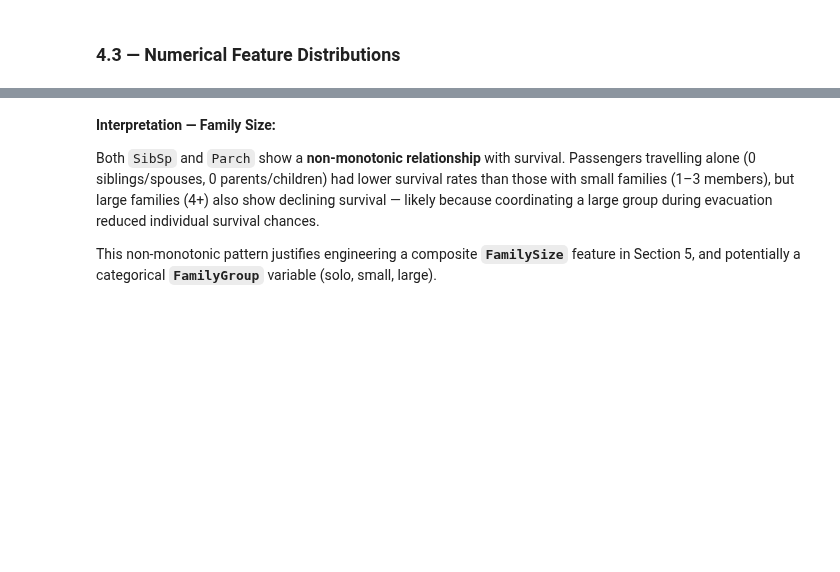
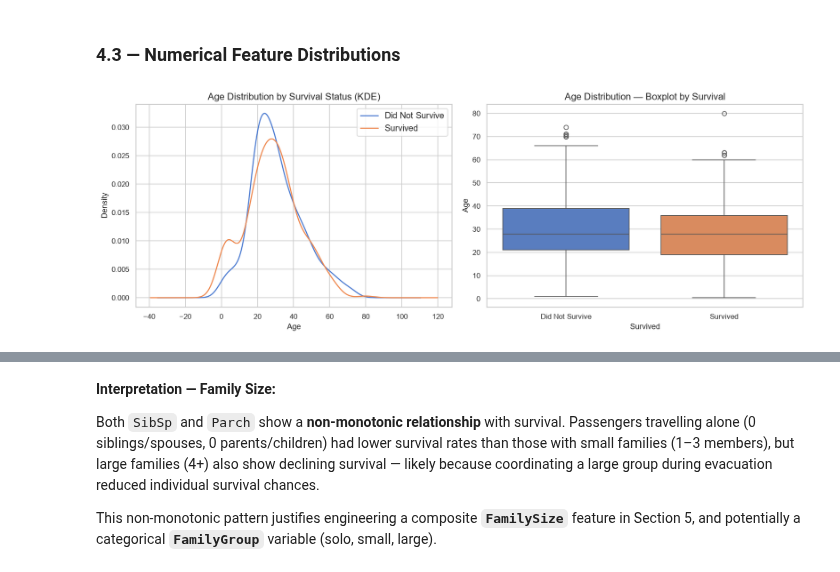
Before and after one commit to FranklinNwankwo/Implementing_Machine_learning_Algorithms_from_First_Principles, a Jupyter notebook: 1. Supervised_Learning/4. random_forest_titanic_survival/notebook/random_forest.ipynb, the cells around one changed output, grey strips where cells are left out. Drawn from its saved outputs; the diff is of its cells as text; code cells hidden in the pictures; blank space fills up the shorter version.

```diff
--- a/1. Supervised_Learning/4. random_forest_titanic_survival/notebook/random_forest.ipynb
+++ b/1. Supervised_Learning/4. random_forest_titanic_survival/notebook/random_forest.ipynb
@@ -365,25 +439,27 @@ This non-linear, multiplicative interaction structure is precisely the kind of s
 # %%
 # Age distribution by survival status
 fig, axes = plt.subplots(1, 2, figsize=(14, 5))
 
 # KDE + histogram of Age by Survived
 for label, group in df.groupby('Survived'):
     group['Age'].dropna().plot.kde(ax=axes[0],
                                    label='Survived' if label == 1 else 'Did Not Survive')
 
 axes[0].set_title('Age Distribution by Survival Status (KDE)')
 axes[0].set_xlabel('Age')
 axes[0].set_ylabel('Density')
 axes[0].legend()
 
 # Boxplot of Age by Survived
-sns.boxplot(x='Survived', y='Age', data=df, palette='muted', ax=axes[1])
+sns.boxplotlot(x='Survived', y='Age', data=df, palette='muted', ax=axes[1])
 axes[1].set_xticklabels(['Did Not Survive', 'Survived'])
 axes[1].set_title('Age Distribution — Boxplot by Survival')
 axes[1].set_ylabel('Age')
 
 plt.tight_layout()
 plt.show()
+# %% [output]
+[figure, added]
 # %%
 # Fare distribution
 fig, axes = plt.subplots(1, 2, figsize=(14, 5))
```
Also changed, not shown: parts of 121 cells of this notebook, 3 other files.
